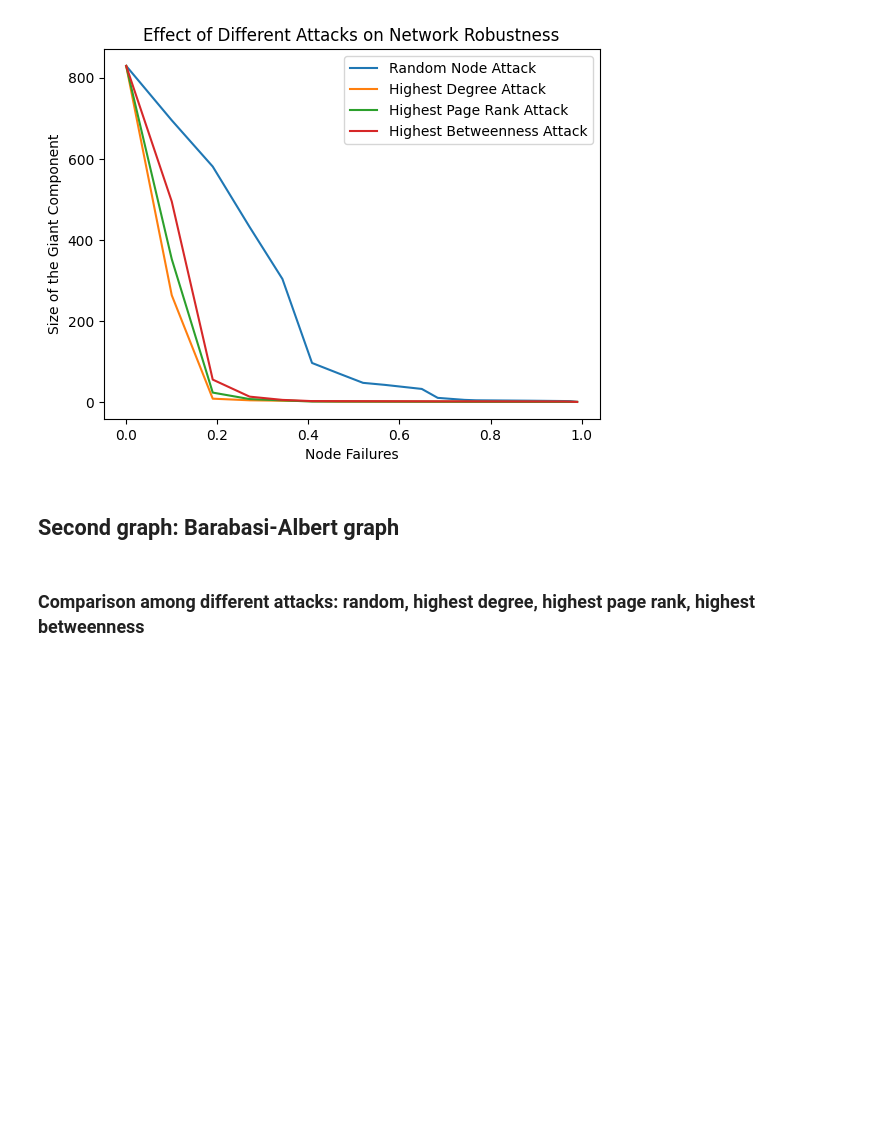
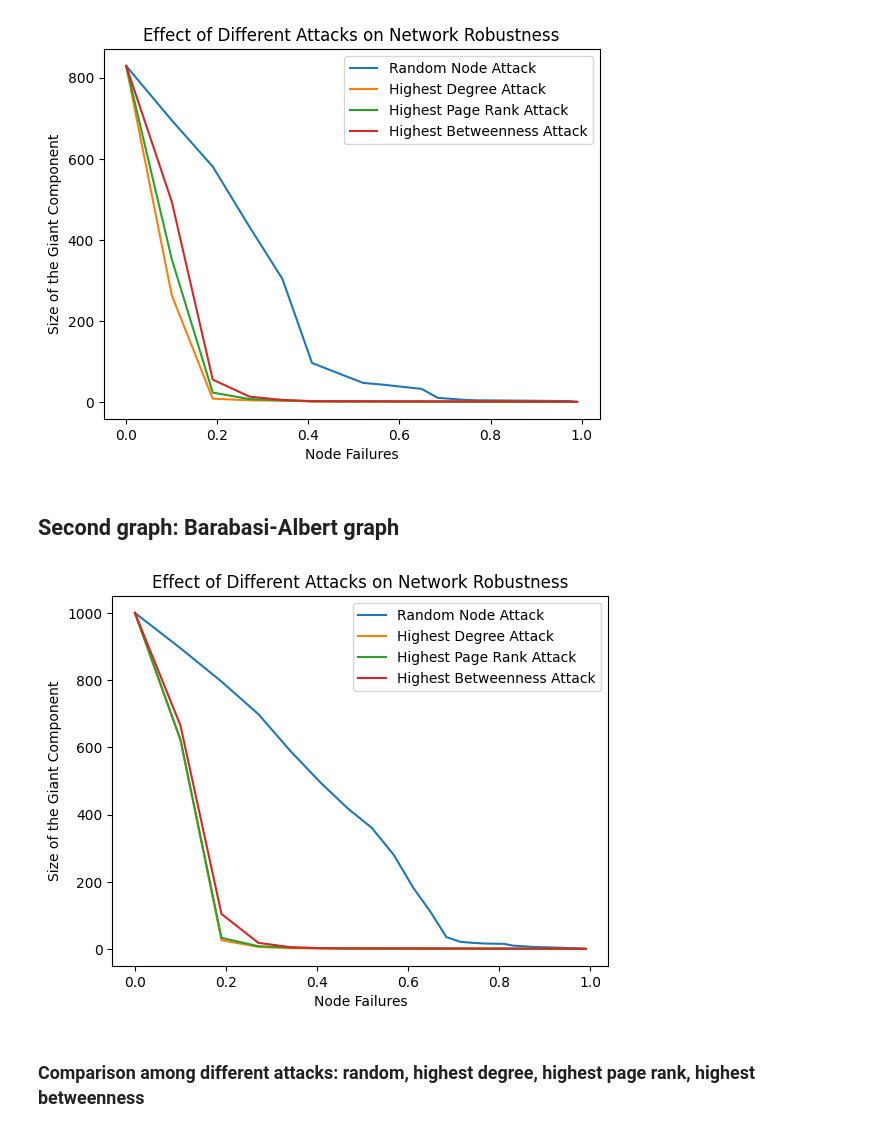
Before and after one commit to parsamlm/NetworkAnalysis, a Jupyter notebook: Step 3/network_robustness.ipynb, the cells around one changed output. Cells and saved outputs as stored; diff of their text form; code cells hidden in the pictures; blank space fills up the shorter version.

```diff
--- a/Step 3/network_robustness.ipynb
+++ b/Step 3/network_robustness.ipynb
@@ -64,8 +64,45 @@ perform_attacks(G, attack_types)
 # %% [markdown]
 ## Second graph: Barabasi-Albert graph
 # %%
-G_barabasi_albert = nx.barabasi_albert_graph(1000, 2)
-nx.draw(G_barabasi_albert)
+def perform_attacks(graph, attack_types):
+    original_size = len(graph.nodes)
+    initial_giant_component = max(nx.connected_components(graph), key=len)
+    initial_giant_component_size = len(initial_giant_component)
+    for attack_type in attack_types:
+        results = {}
+        results[initial_giant_component_size] = 0
+        current_graph = graph.copy()
+        while len(current_graph.nodes) > 10:
+            if attack_type == 'Random Node Attack':
+                current_graph = af.remove_random_nodes_attack(current_graph, 0.1)
+            elif attack_type == 'Highest Degree Attack':
+                current_graph = af.remove_highest_degree_nodes_attack(current_graph, 0.1)
+            elif attack_type == 'Highest Page Rank Attack':
+                current_graph = af.remove_highest_page_rank_nodes_attack(current_graph, 0.1)
+            elif attack_type == 'Highest Betweenness Attack':
+                current_graph = af.remove_highest_betweenness_nodes_attack(current_graph, 0.1)
+
+            giant_component = max(nx.connected_components(current_graph), key=len)
+            giant_component_size = len(giant_component)
+            nodes_failure_percentage = (original_size -len(current_graph.nodes)) / original_size
+
+            results[giant_component_size] = nodes_failure_percentage
+
+        plt.plot(list(results.values()), list(results.keys()), label=attack_type)
+
+    plt.xlabel('Node Failures')
+    plt.ylabel('Size of the Giant Component')
+    plt.title('Effect of Different Attacks on Network Robustness')
+    plt.legend()
+    plt.show()
+
+G = nx.barabasi_albert_graph(1000, 2)
+giant_component = max(nx.connected_components(G), key=len)
+giant_component_size = len(giant_component)
+attack_types = ['Random Node Attack', 'Highest Degree Attack', 'Highest Page Rank Attack', 'Highest Betweenness Attack']
+perform_attacks(G, attack_types)
+# %% [output]
+[figure, added]
 # %% [markdown]
 ### Comparison among different attacks: random, highest degree, highest page rank, highest betweenness
 # %%
```
